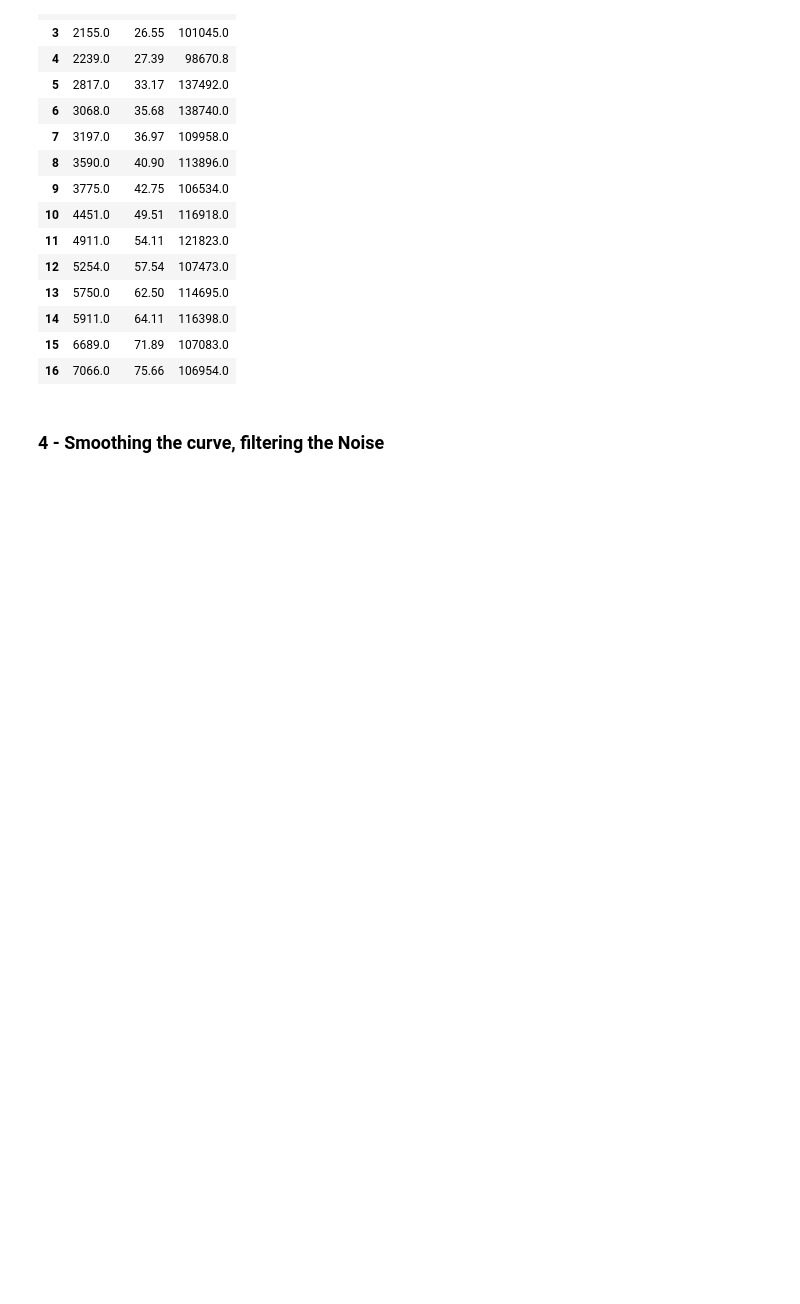
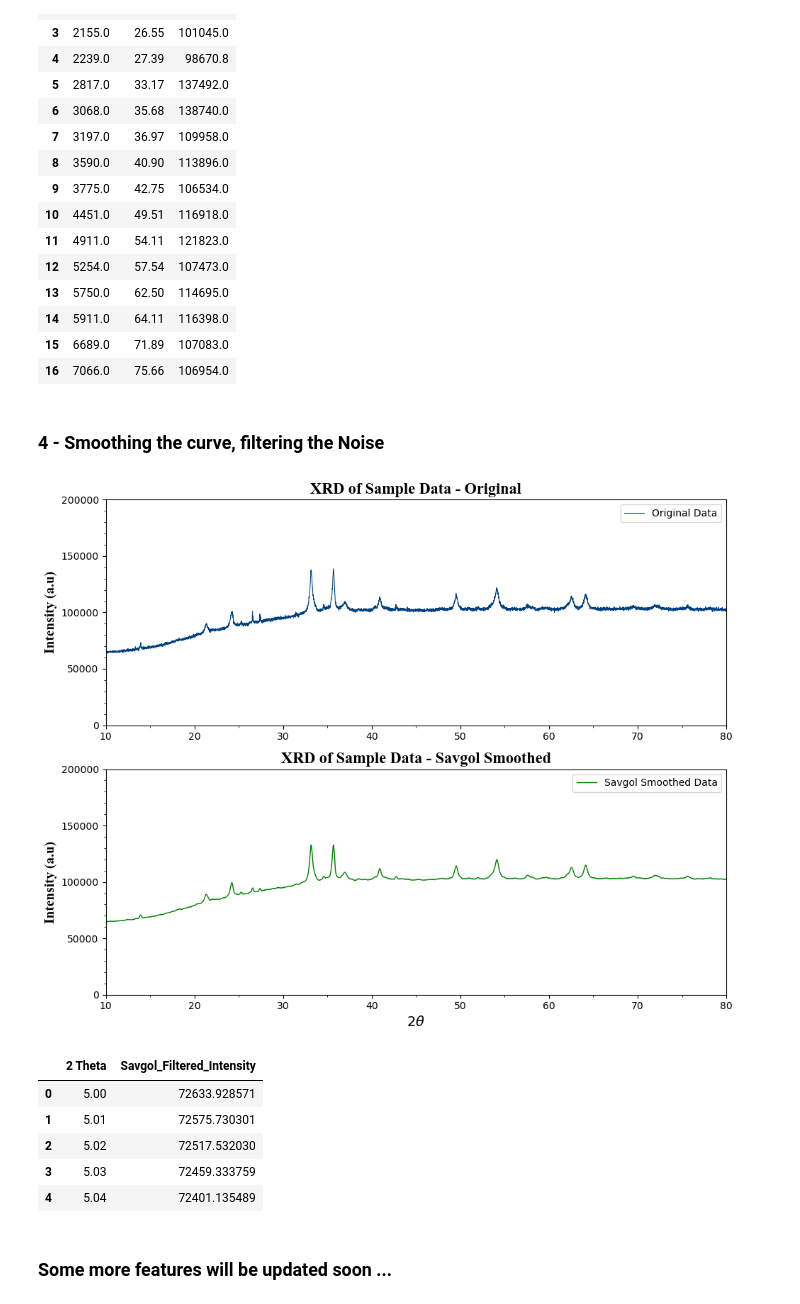
Before and after one commit to AmanShah1999/Analytical_Insights_with_Python-AIP-, a Jupyter notebook: A1_XRD_Data_Analysis.ipynb, the cells around one changed output. Cells and saved outputs as stored; diff of their text form; code cells hidden in the pictures; blank space fills up the shorter version.

```diff
--- a/A1_XRD_Data_Analysis.ipynb
+++ b/A1_XRD_Data_Analysis.ipynb
@@ -160,3 +223,55 @@ peaks_df
 | 16 | 7066.0 | 75.66 | 106954.0 |
 # %% [markdown]
 ### 4 - Smoothing the curve, filtering the Noise
+# %%
+# Apply Savitzky-Golay filter to the Intensity column
+window_size = 20  # Adjust this based on your data
+poly_order = 1   # Adjust this based on your data
+df['Savgol_Filtered_Intensity'] = savgol_filter(df["Intensity(a.u)"], window_size, poly_order)
+
+# Create a new DataFrame for the smoothened data
+smooth_data_df = pd.DataFrame({'2 Theta': df["2 theta"], 'Savgol_Filtered_Intensity': df['Savgol_Filtered_Intensity']})
+
+# Adjust the figsize to your desired dimensions
+fig, (ax1, ax2) = plt.subplots(2, 1, figsize=(10, 8))
+
+# Plot original data
+ax1.plot(df["2 theta"], df["Intensity(a.u)"], linestyle='-', color="#004080", linewidth=0.75, label='Original Data')
+ax1.set_xlim(10, 80)
+ax1.set_ylim(0, 200000)
+ax1.set_title("XRD of Sample Data - Original", fontdict={'family': 'Times New Roman', 'size': 16, 'weight': 'bold'})
+ax1.set_ylabel('Intensity (a.u)', fontdict={'family': 'Times New Roman', 'size': 14, 'weight': 'bold'})
+ax1.xaxis.set_major_locator(MultipleLocator(10))
+ax1.xaxis.set_minor_locator(MultipleLocator(5))
+ax1.yaxis.set_major_locator(MultipleLocator(50000))
+ax1.yaxis.set_minor_locator(MultipleLocator(10000))
+ax1.legend()
+
+# Plot smoothed data using Savitzky-Golay filter
+ax2.plot(df['2 theta'], df['Savgol_Filtered_Intensity'], linestyle='-', color="g", linewidth=1, label='Savgol Smoothed Data')
+ax2.set_xlabel(r'$2 \theta$', fontdict={'family': 'Times New Roman', 'size': 14, 'weight': 'bold'})
+ax2.set_ylabel('Intensity (a.u)', fontdict={'family': 'Times New Roman', 'size': 14, 'weight': 'bold'})
+ax2.set_xlim(10, 80)
+ax2.set_ylim(0, 200000)
+ax2.xaxis.set_major_locator(MultipleLocator(10))
+ax2.xaxis.set_minor_locator(MultipleLocator(5))
+ax2.yaxis.set_major_locator(MultipleLocator(50000))
+ax2.yaxis.set_minor_locator(MultipleLocator(10000))
+ax2.set_title("XRD of Sample Data - Savgol Smoothed", fontdict={'family': 'Times New Roman', 'size': 16, 'weight': 'bold'})
+ax2.legend()
+
+plt.tight_layout()
+plt.show()
+
+# Print or do further analysis with the new DataFrame
+smooth_data_df.head()
+# %% [output]
+[figure, added]
+|  | 2 Theta | Savgol_Filtered_Intensity |
+| 0 | 5.00 | 72633.928571 |
+| 1 | 5.01 | 72575.730301 |
+| 2 | 5.02 | 72517.532030 |
+| 3 | 5.03 | 72459.333759 |
+| 4 | 5.04 | 72401.135489 |
+# %% [markdown]
+### Some more features will be updated soon ...
```
Also changed, not shown: parts of 12 cells of this notebook, 1 other file.
